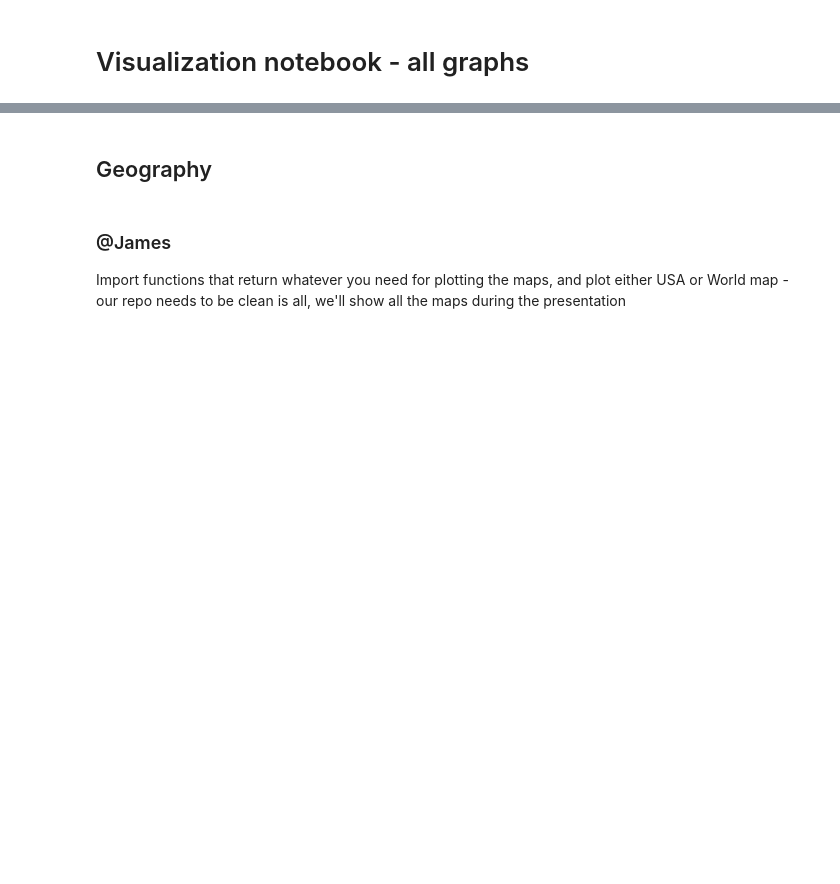
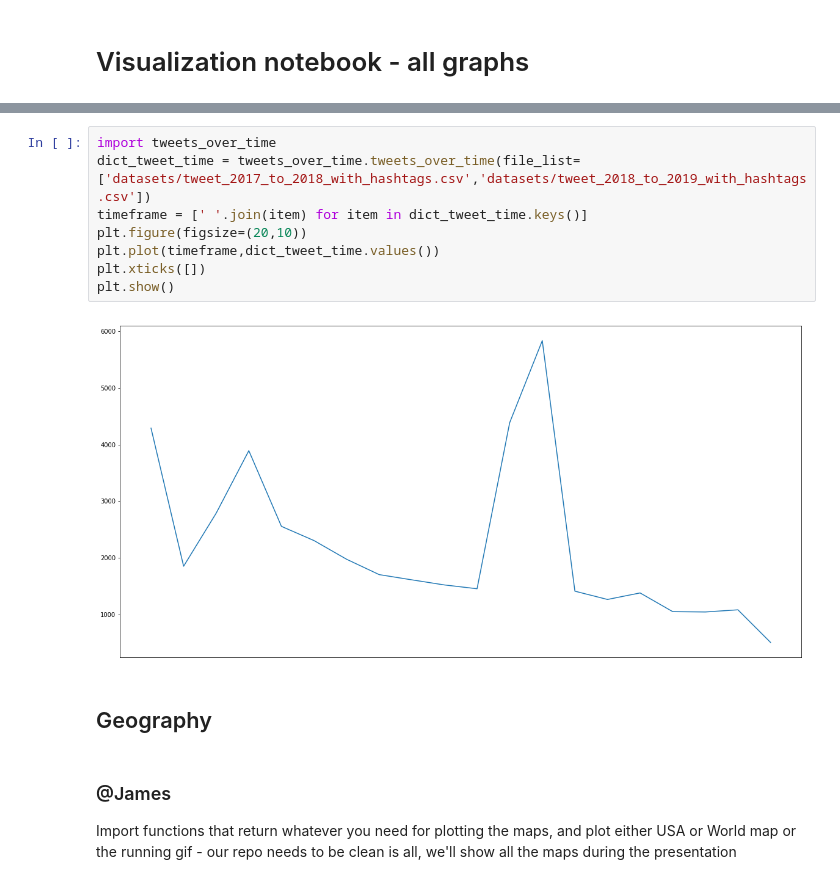
Before and after one commit to ktl014/MeToo, a Jupyter notebook: visualize_notebook.ipynb, the cells around one changed output, grey strips where cells are left out. Saved outputs shown, nothing was run; the diff lists cells and outputs as text; blank space fills up the shorter version.

```diff
--- a/visualize_notebook.ipynb
+++ b/visualize_notebook.ipynb
@@ -36,5 +32,15 @@ The CNN and normal reports per person that Zhaowei's taken are arbitrary values
+# %%
+import tweets_over_time
+dict_tweet_time = tweets_over_time.tweets_over_time(file_list=['datasets/tweet_2017_to_2018_with_hashtags.csv','datasets/tweet_2018_to_2019_with_hashtags.csv'])
+timeframe = [' '.join(item) for item in dict_tweet_time.keys()]
+plt.figure(figsize=(20,10))
+plt.plot(timeframe,dict_tweet_time.values())
+plt.xticks([])
+plt.show()
+# %% [output]
+[figure, added]
 # %% [markdown]
 ## Geography
 # %% [markdown]
 ### @James
-Import functions that return whatever you need for plotting the maps, and plot either USA or World map - our repo needs to be clean is all, we'll show all the maps during the presentation
+Import functions that return whatever you need for plotting the maps, and plot either USA or World map or the running gif - our repo needs to be clean is all, we'll show all the maps during the presentation
```
Also changed, not shown: parts of 11 cells of this notebook.
